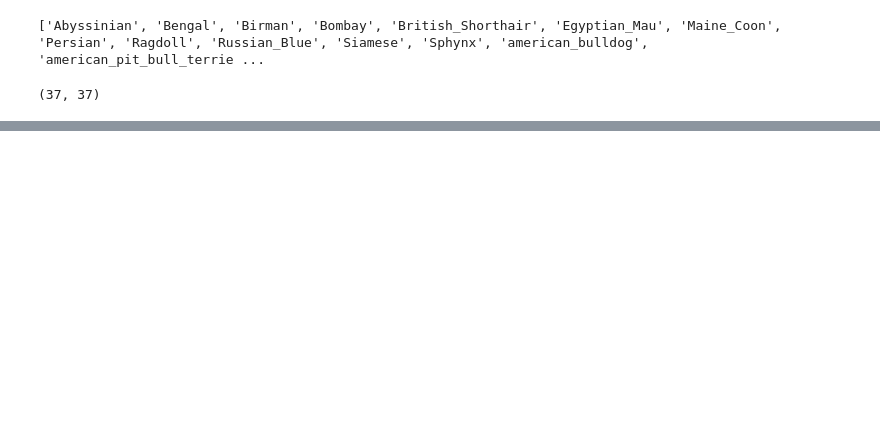
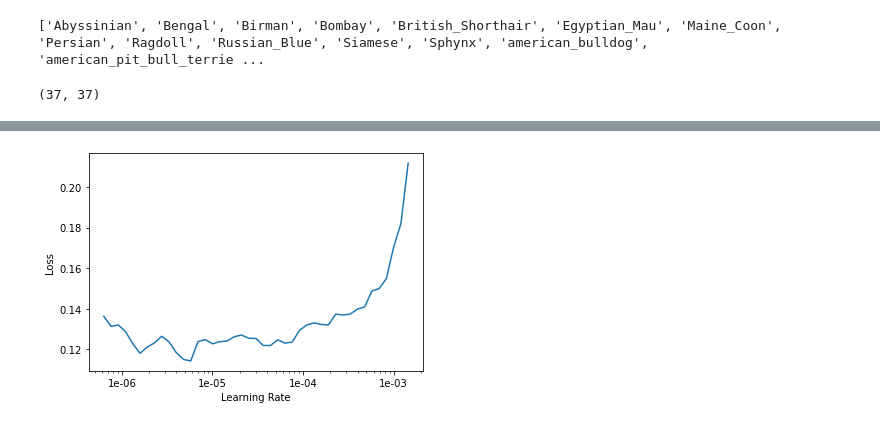
Before and after one commit to mriyank/image_classification, a Jupyter notebook: image_classification.ipynb, the cells around one changed output, grey strips where cells are left out. Drawn from its saved outputs; the diff is of its cells as text; code cells hidden in the pictures; blank space fills up the shorter version.

```diff
--- a/image_classification.ipynb
+++ b/image_classification.ipynb
@@ -102,0 +106,2 @@ learn.fit_one_cycle(4)
+# %%
+learn.load('stage-1')
@@ -102,0 +133,4 @@ learn.fit_one_cycle(4)
+# %%
+learn.recorder.plot()
+# %% [output]
+[figure, added]
```
Also changed, not shown: parts of 21 cells of this notebook.
